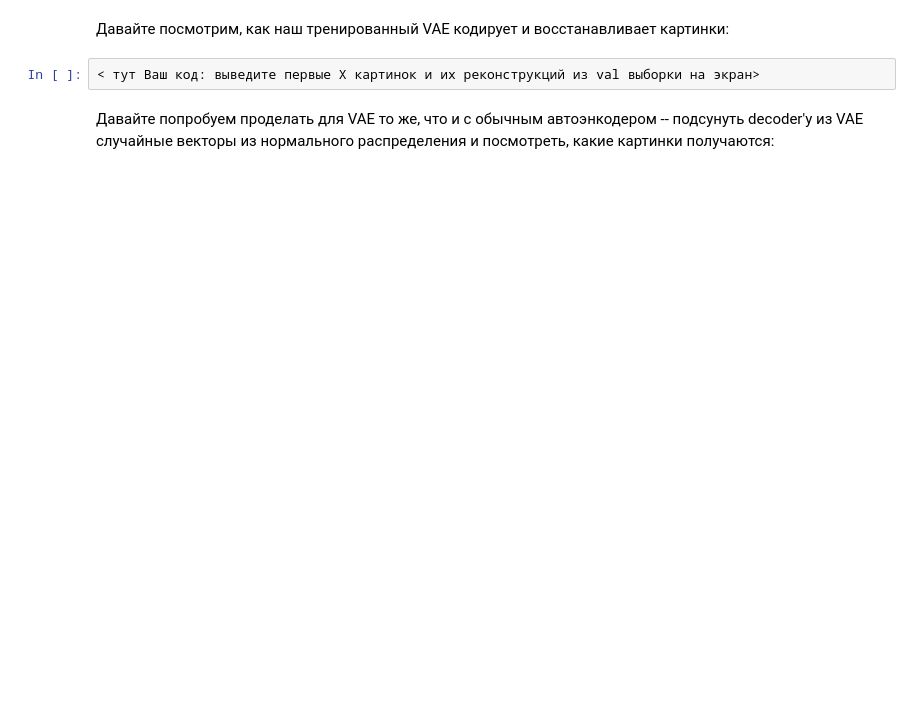
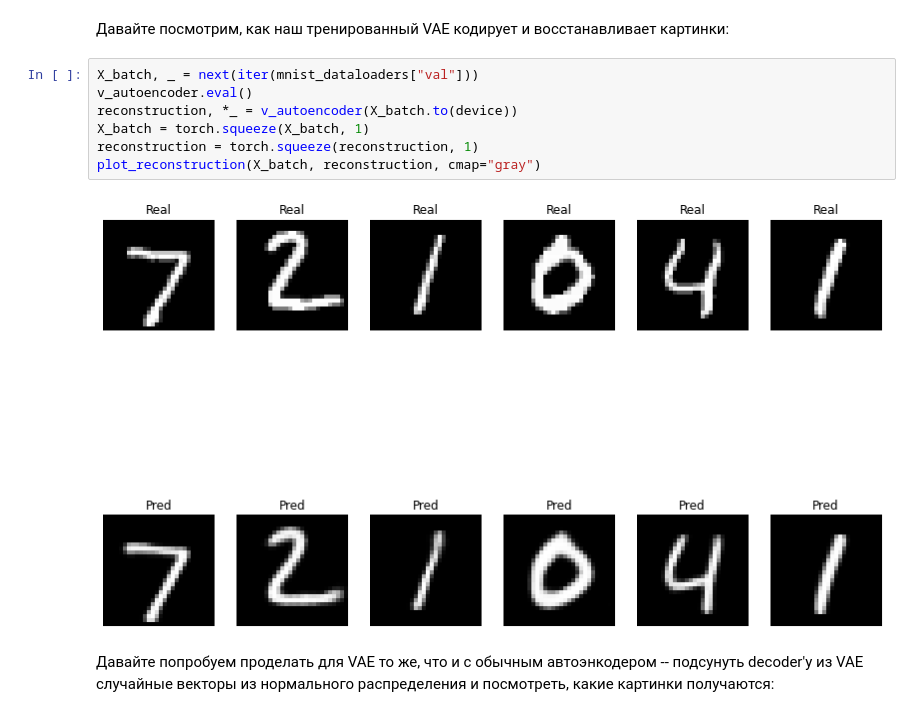
Before and after one commit to iptkachev/dls_part1, a Jupyter notebook: [hw]autoencoders.ipynb, the cells around one changed output. Cells and saved outputs as stored; diff of their text form; blank space fills up the shorter version.

```diff
--- a/[hw]autoencoders.ipynb
+++ b/[hw]autoencoders.ipynb
@@ -446,7 +495,14 @@ TypeError: ignored
 # %% [markdown]
 Давайте посмотрим, как наш тренированный VAE кодирует и восстанавливает картинки:
-# %%
-< тут Ваш код: выведите первые Х картинок и их реконструкций из val выборки на экран>
+# %%
+X_batch, _ = next(iter(mnist_dataloaders["val"]))
+v_autoencoder.eval()
+reconstruction, *_ = v_autoencoder(X_batch.to(device))
+X_batch = torch.squeeze(X_batch, 1)
+reconstruction = torch.squeeze(reconstruction, 1)
+plot_reconstruction(X_batch, reconstruction, cmap="gray")
+# %% [output]
+[figure, added]
 # %% [markdown]
 Давайте попробуем проделать для VAE то же, что и с обычным автоэнкодером -- подсунуть decoder'у из VAE случайные векторы из нормального распределения и посмотреть, какие картинки получаются:
 # %%
```
Also changed, not shown: parts of 29 cells of this notebook.
